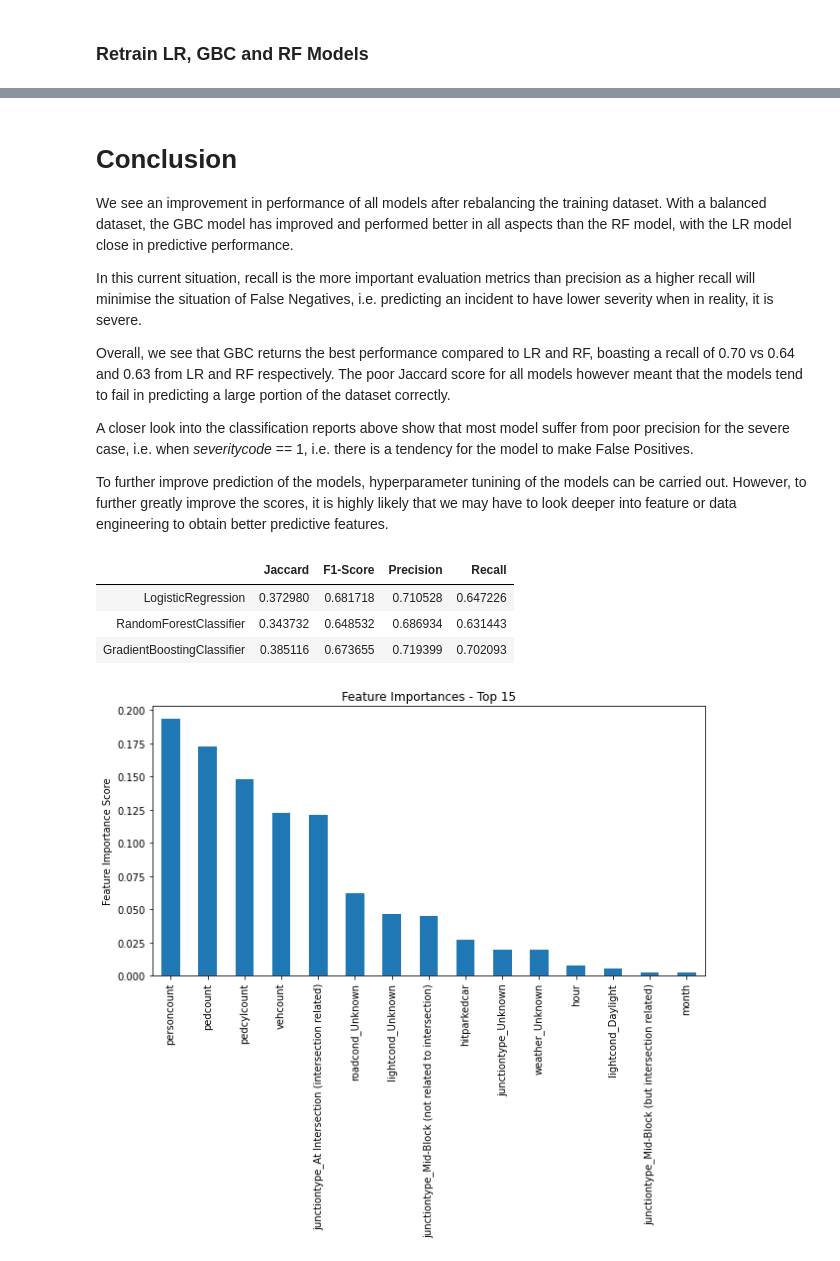
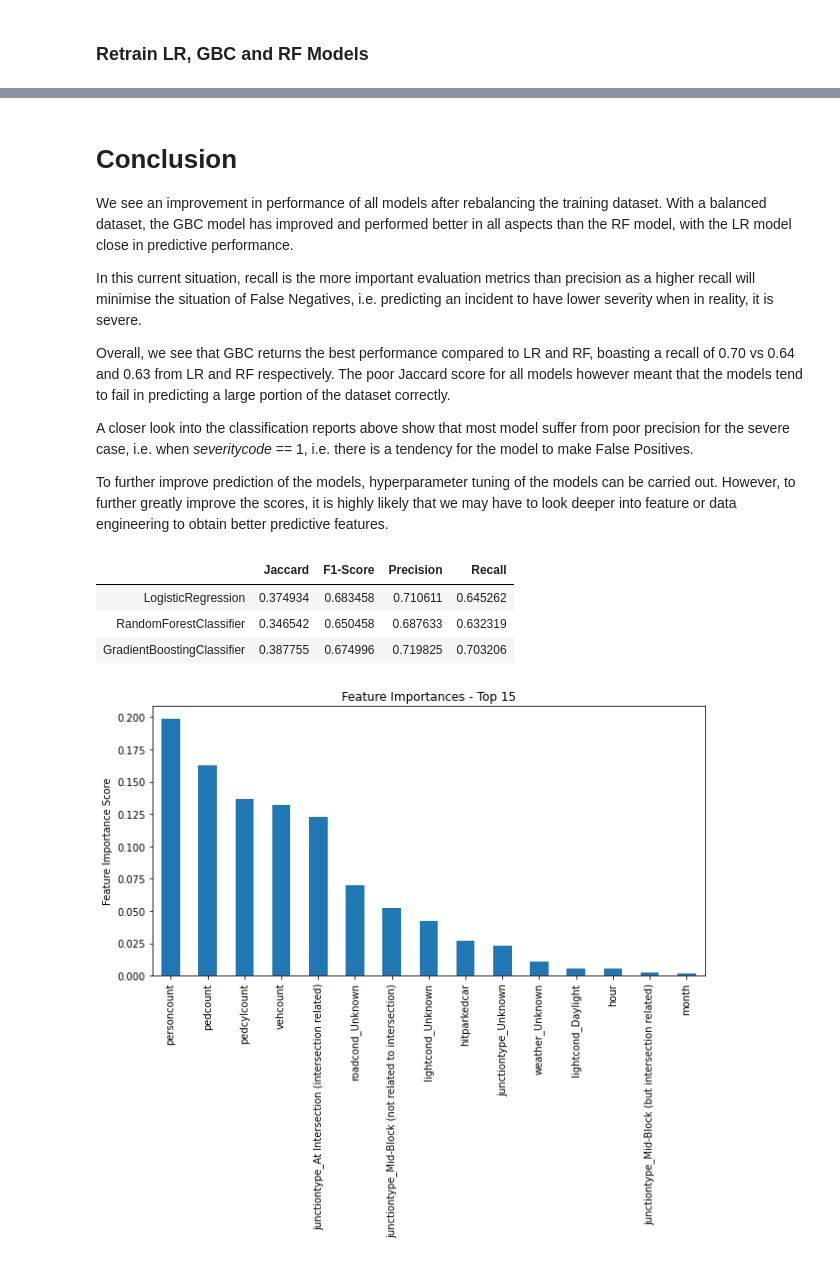
Before and after one commit to martinngye/Traffic-Accident-Severity-Prediction-IBM-Data-Science-Professional-Certificate, a Jupyter notebook: Applied Data Science Capstone.ipynb, the cells around one changed output, grey strips where cells are left out. Cells and saved outputs as stored; diff of their text form; code cells hidden in the pictures.

Commit message:
corrected grammar mistakes and updated score matrix

```diff
--- a/Applied Data Science Capstone.ipynb
+++ b/Applied Data Science Capstone.ipynb
@@ -1313,12 +1340,12 @@ weighted avg       0.71      0.67      0.68     48706
 # %%
 # create model
-rf = RandomForestClassifier(criterion='entropy')
+rf2 = RandomForestClassifier(criterion='entropy')
 
 # create kfold instance
 cv = RepeatedStratifiedKFold(n_splits=10, n_repeats=3, random_state=42)
 
 # evaluation using F1 score, which is gives a better evaluation of the model given that the data is imbalanced
-n_scores = cross_val_score(rf, X_tr_sc_rebal, y_train_rebal, scoring='f1', cv=cv, n_jobs=-1, error_score='raise')
+n_scores = cross_val_score(rf2, X_tr_sc_rebal, y_train_rebal, scoring='f1', cv=cv, n_jobs=-1, error_score='raise')
 
 print('F1-Score: %.3f (%.3f)' % (mean(n_scores), std(n_scores)))
 # %% [output]
@@ -1326,9 +1353,9 @@ F1-Score: 0.633 (0.007)
 # %%
 # fit model
-rf.fit(X_tr_sc_rebal, y_train_rebal)
+rf2.fit(X_tr_sc_rebal, y_train_rebal)
 
 # predict using X_te_sc and score using classification report
-yhat = rf.predict(X_te_sc)
+yhat = rf2.predict(X_te_sc)
 cr = metrics.classification_report(y_test,yhat)
 print(cr)
 # %% [output]
@@ -1343,12 +1370,12 @@ weighted avg       0.69      0.63      0.65     48706
 # %%
 # create model
-gbc = GradientBoostingClassifier()
+gbc2 = GradientBoostingClassifier()
 
 # create kfold instance
 cv = RepeatedStratifiedKFold(n_splits=10, n_repeats=3, random_state=42)
 
 # evaluation using F1 score, which is gives a better evaluation of the model given that the data is imbalanced
-n_scores = cross_val_score(gbc, X_tr_sc_rebal, y_train_rebal, scoring='accuracy', cv=cv, n_jobs=-1, error_score='raise')
+n_scores = cross_val_score(gbc2, X_tr_sc_rebal, y_train_rebal, scoring='accuracy', cv=cv, n_jobs=-1, error_score='raise')
 
 print('F1-Score: %.3f (%.3f)' % (mean(n_scores), std(n_scores)))
 # %% [output]
@@ -1356,9 +1383,9 @@ F1-Score: 0.672 (0.004)
 # %%
 # fit model
-gbc.fit(X_tr_sc_rebal, y_train_rebal)
+gbc2.fit(X_tr_sc_rebal, y_train_rebal)
 
 # predict using X_te_sc and score using classification report
-yhat = gbc.predict(X_te_sc)
+yhat = gbc2.predict(X_te_sc)
 cr = metrics.classification_report(y_test,yhat)
 print(cr)
 # %% [output]
@@ -1381,11 +1408,11 @@ Overall, we see that GBC returns the best performance compared to LR and RF, boa
 
 A closer look into the classification reports above show that most model suffer from poor precision for the severe case, i.e. when *severitycode* == 1, i.e. there is a tendency for the model to make False Positives.
 
-To further improve prediction of the models, hyperparameter tunining of the models can be carried out. However, to further greatly improve the scores, it is highly likely that we may have to look deeper into feature or data engineering to obtain better predictive features.
+To further improve prediction of the models, hyperparameter tuning of the models can be carried out. However, to further greatly improve the scores, it is highly likely that we may have to look deeper into feature or data engineering to obtain better predictive features.
 # %%
 # printing score table
 scores = {}
-models = [lr, rf, gbc]
+models = [lr2, rf2, gbc2]
 
 for model in models:
     yhat = model.predict(X_te_sc)
@@ -1402,17 +1429,17 @@ scores = pd.DataFrame.from_dict(scores, orient='index', columns=['Jaccard', 'F1-
 scores
 # %% [output]
 |  | Jaccard | F1-Score | Precision | Recall |
-| LogisticRegression | 0.372980 | 0.681718 | 0.710528 | 0.647226 |
-| RandomForestClassifier | 0.343732 | 0.648532 | 0.686934 | 0.631443 |
-| GradientBoostingClassifier | 0.385116 | 0.673655 | 0.719399 | 0.702093 |
+| LogisticRegression | 0.374934 | 0.683458 | 0.710611 | 0.645262 |
+| RandomForestClassifier | 0.346542 | 0.650458 | 0.687633 | 0.632319 |
+| GradientBoostingClassifier | 0.387755 | 0.674996 | 0.719825 | 0.703206 |
 # %%
 # plot feature importance
 plt.figure(figsize=(10,5))
-feat_imp = pd.Series(gbc.feature_importances_, X_tr_sc_rebal.columns).sort_values(ascending=False)[:15]
+feat_imp = pd.Series(gbc2.feature_importances_, X_tr_sc_rebal.columns).sort_values(ascending=False)[:15]
 feat_imp.plot(kind='bar', title='Feature Importances - Top 15')
 plt.ylabel('Feature Importance Score')
 
 plt.show()
 # %% [output]
-[figure, old version]
+[figure, new version]
 # %% [markdown]
```
Also changed, not shown: parts of 28 cells of this notebook.
